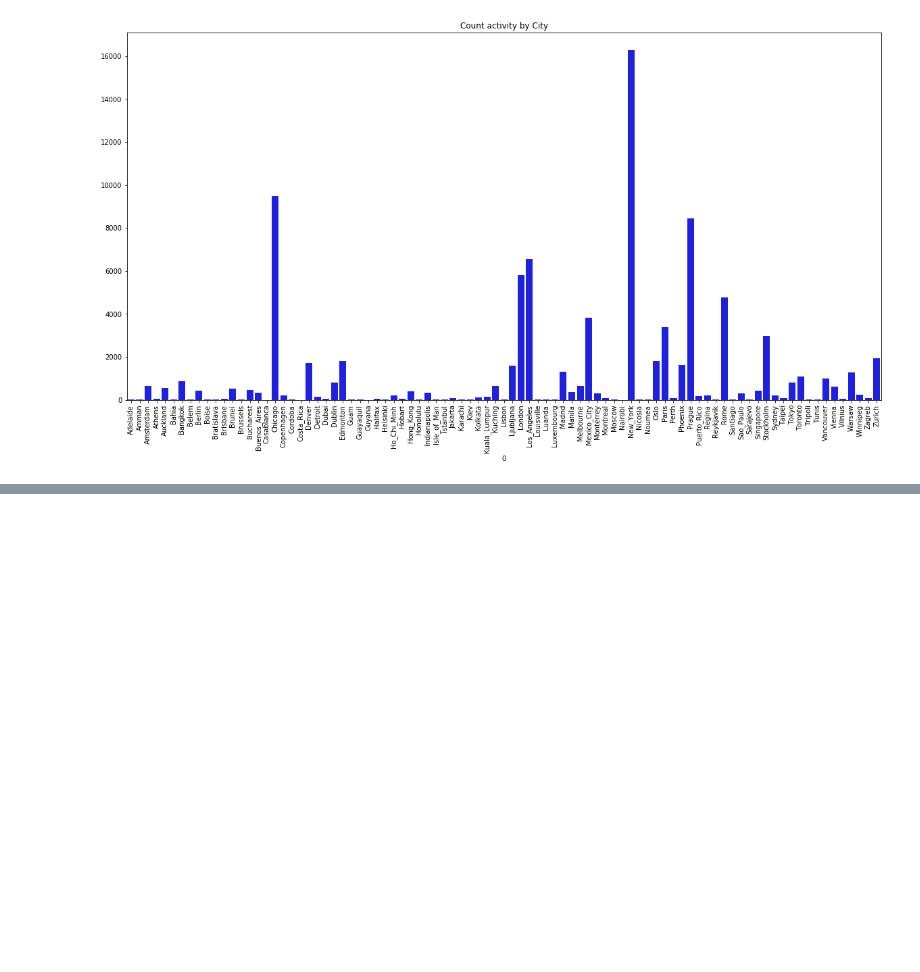
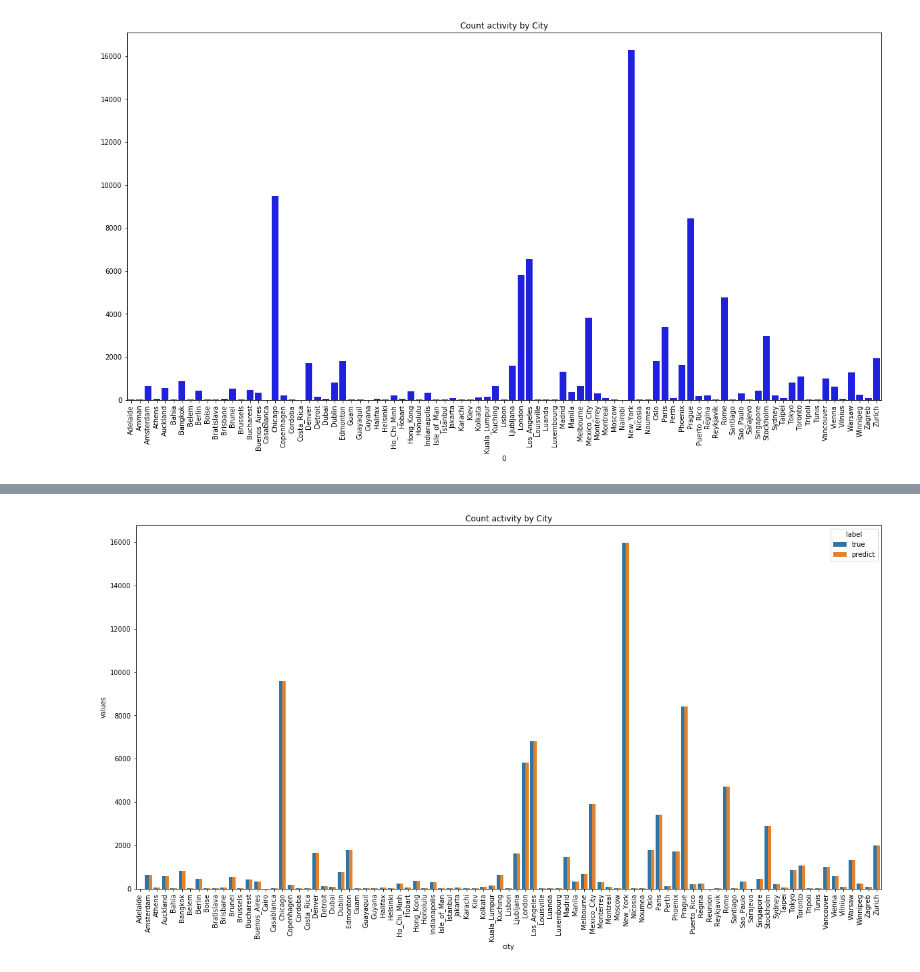
Before and after one commit to tingyuli96/pokemonCatch, a Jupyter notebook: FeatureExtraction/FeatureSelection-Tingyu.ipynb, the cells around one changed output, grey strips where cells are left out. Cells and saved outputs as stored; diff of their text form; code cells hidden in the pictures; blank space fills up the shorter version.

```diff
--- a/FeatureExtraction/FeatureSelection-Tingyu.ipynb
+++ b/FeatureExtraction/FeatureSelection-Tingyu.ipynb
@@ -247,0 +289,11 @@ df_cnt = pd.concat([cnt,label1['label']],axis=1)
+# %%
+# cnt = cnt.to_frame()
+cnt_p_index = np.expand_dims(np.array(cnt.index),axis=1)
+cnt_p_values = np.expand_dims(np.array(cnt.values),axis=1)
+print ("cnt_index:len{}\n{}".format(len(cnt_index),cnt_index))
+print ("cnt_values:len()\n{}".format(len(cnt_index),cnt_values))
+label_p = np.full((len(cnt_index),1),'predict')
+cnt_predict = np.concatenate((cnt_p_index,cnt_p_values,label_p),axis=1)
+# cnt = np.array(cnt)
+# cnt.reindex(columns={cnt.columns[1]:'value'},inplace=True)
+print(cnt_predict)
@@ -247,0 +318,18 @@ df_cnt = pd.concat([cnt,label1['label']],axis=1)
+# %%
+# print (label1)
+# cnt = cnt
+# cnt.head()
+# cnt = cnt.reindex(columns=list("label"),fill_value=1)
+
+# df_cnt = pd.concat([cnt,label1['label']],axis=1)
+# print(df_cnt)
+# df_cnt
+
+# df_cnt = pd.concat([cnt,cnt_p])
+# df_cnt.head()
+
+cnt_all = np.concatenate((cnt_true,cnt_predict),axis=0)
+cnt_all_df = pd.DataFrame(cnt_all,columns=['city','values','label'])
+cnt_all_df[['values']]= cnt_all_df[['values']].apply(pd.to_numeric)
+cnt_all_df
+# print(type(cnt_all_df['values']))
@@ -270,0 +397,8 @@ texts = ax.set(title="Count activity by City")
+# %%
+f, ax = plt.subplots(figsize=(20, 10))
+sns.barplot(x=cnt_all_df['city'], y=cnt_all_df['values'], hue=cnt_all_df['label'], data=cnt_all_df, ax=ax)
+plt.xticks(rotation=90)
+plt.setp(ax.patches, linewidth=0)
+texts = ax.set(title="Count activity by City")
+# %% [output]
+[figure, added]
```
Also changed, not shown: parts of 9 cells of this notebook.
